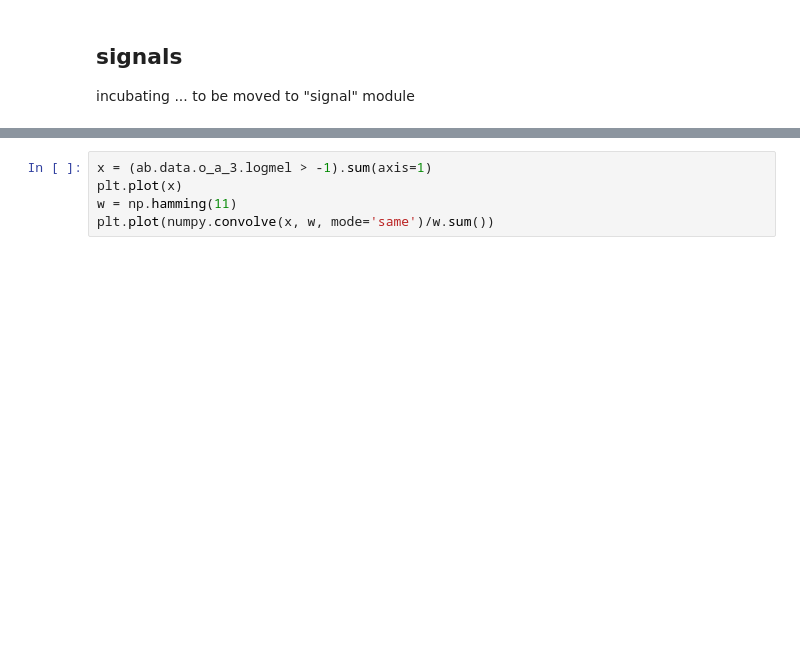
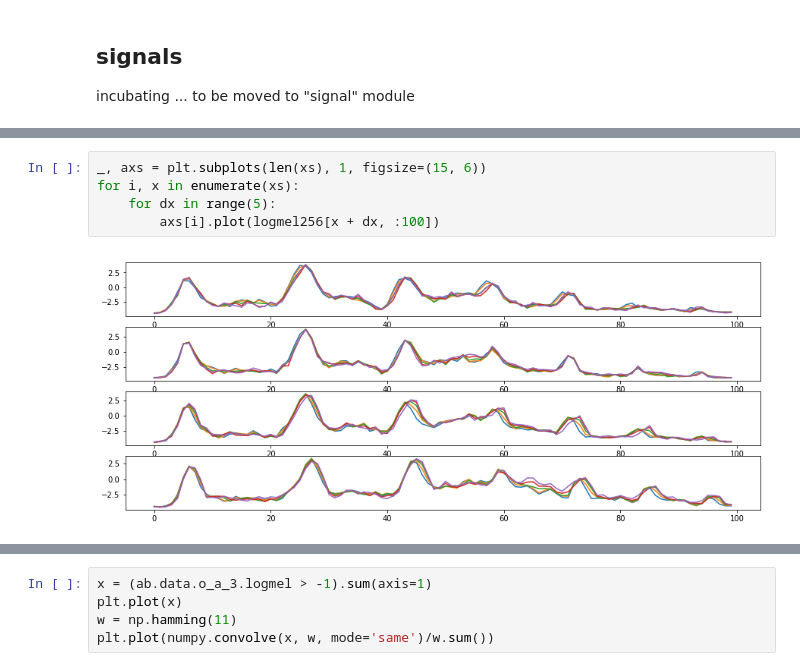
Before and after one commit to nuru-nu/moyo, a Jupyter notebook: notebooks/audio.ipynb, the cells around one changed output, grey strips where cells are left out. Drawn from its saved outputs; the diff is of its cells as text; blank space fills up the shorter version.

```diff
--- a/notebooks/audio.ipynb
+++ b/notebooks/audio.ipynb
@@ -133,0 +229,7 @@ incubating ... to be moved to "signal" module
+# %%
+_, axs = plt.subplots(len(xs), 1, figsize=(15, 6))
+for i, x in enumerate(xs):
+    for dx in range(5):
+        axs[i].plot(logmel256[x + dx, :100])
+# %% [output]
+[figure, added]
```
Also changed, not shown: parts of 27 cells of this notebook, 4 other files.
